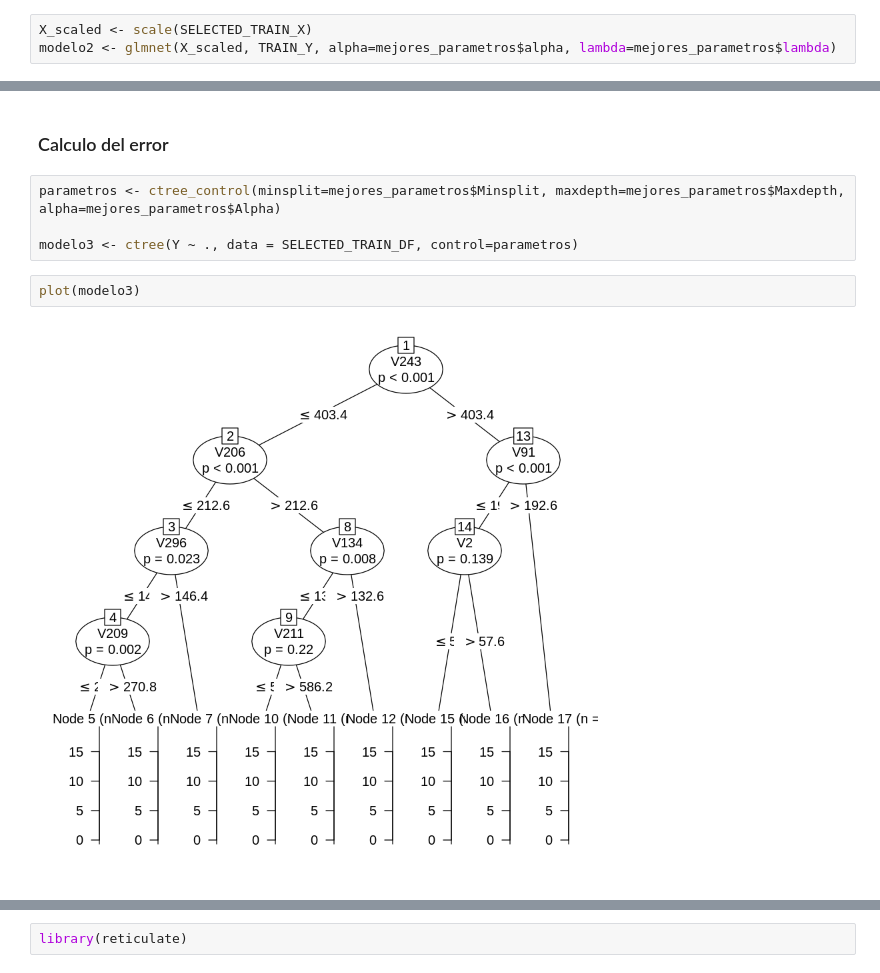
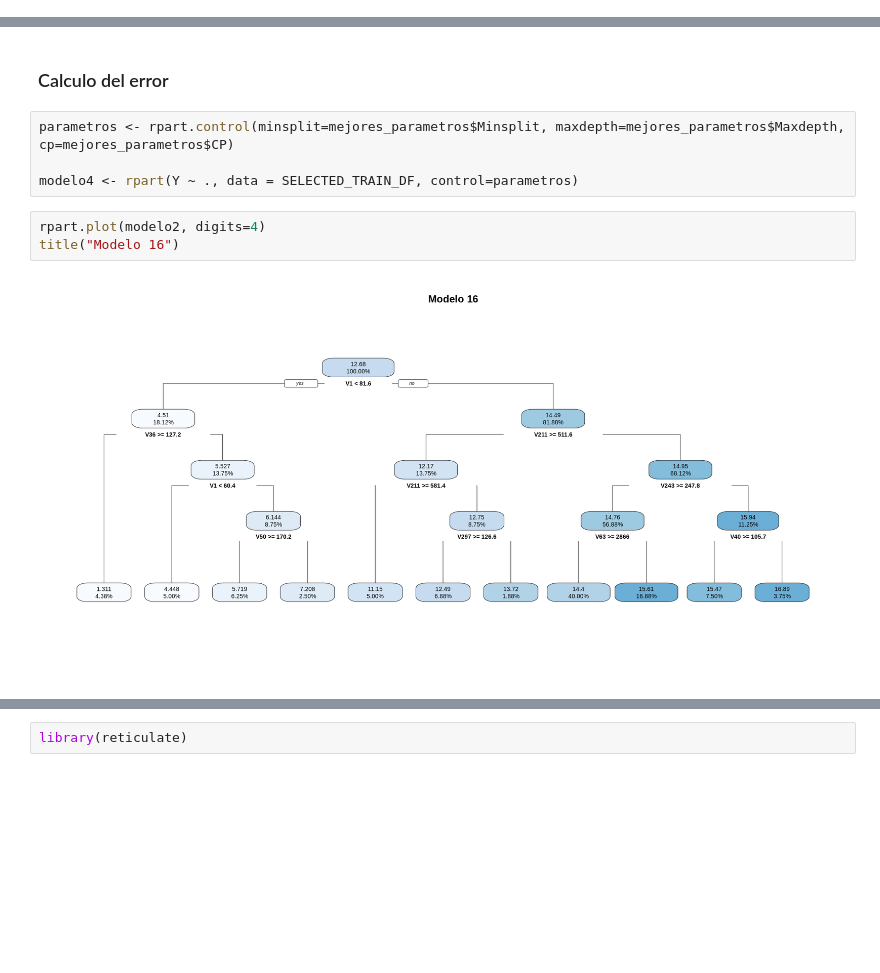
Before and after one commit to Lukas-De-Angelis-Riva/Aprendizaje-estadistico, a Jupyter notebook: trabajo_practico3/src/Lasso.ipynb, the cells around one changed output, grey strips where cells are left out. Drawn from its saved outputs; the diff is of its cells as text; blank space fills up the shorter version.

```diff
--- a/trabajo_practico3/src/Lasso.ipynb
+++ b/trabajo_practico3/src/Lasso.ipynb
@@ -404,3 +436,0 @@ print(paste("El error cuadratico medio con LOOCV de train es: ", err))
-# %%
-X_scaled <- scale(SELECTED_TRAIN_X)
-modelo2 <- glmnet(X_scaled, TRAIN_Y, alpha=mejores_parametros$alpha, lambda=mejores_parametros$lambda)
@@ -523,13 +543,14 @@ mejores_parametros
 # %% [markdown]
 ### Calculo del error
 # %%
-parametros <- ctree_control(minsplit=mejores_parametros$Minsplit, maxdepth=mejores_parametros$Maxdepth, alpha=mejores_parametros$Alpha)
+parametros <- rpart.control(minsplit=mejores_parametros$Minsplit, maxdepth=mejores_parametros$Maxdepth, cp=mejores_parametros$CP)
 
-modelo3 <- ctree(Y ~ ., data = SELECTED_TRAIN_DF, control=parametros)
+modelo4 <- rpart(Y ~ ., data = SELECTED_TRAIN_DF, control=parametros)
 # %%
-plot(modelo3)
+rpart.plot(modelo2, digits=4)
+title("Modelo 16")
 # %% [output]
-[figure, old version]
+[figure, new version]
 # %%
 n = nrow(SELECTED_TRAIN_X)
 indices = obtener_indices_kfold(n, n)
```
Also changed, not shown: parts of 40 cells of this notebook, 1 other file.
